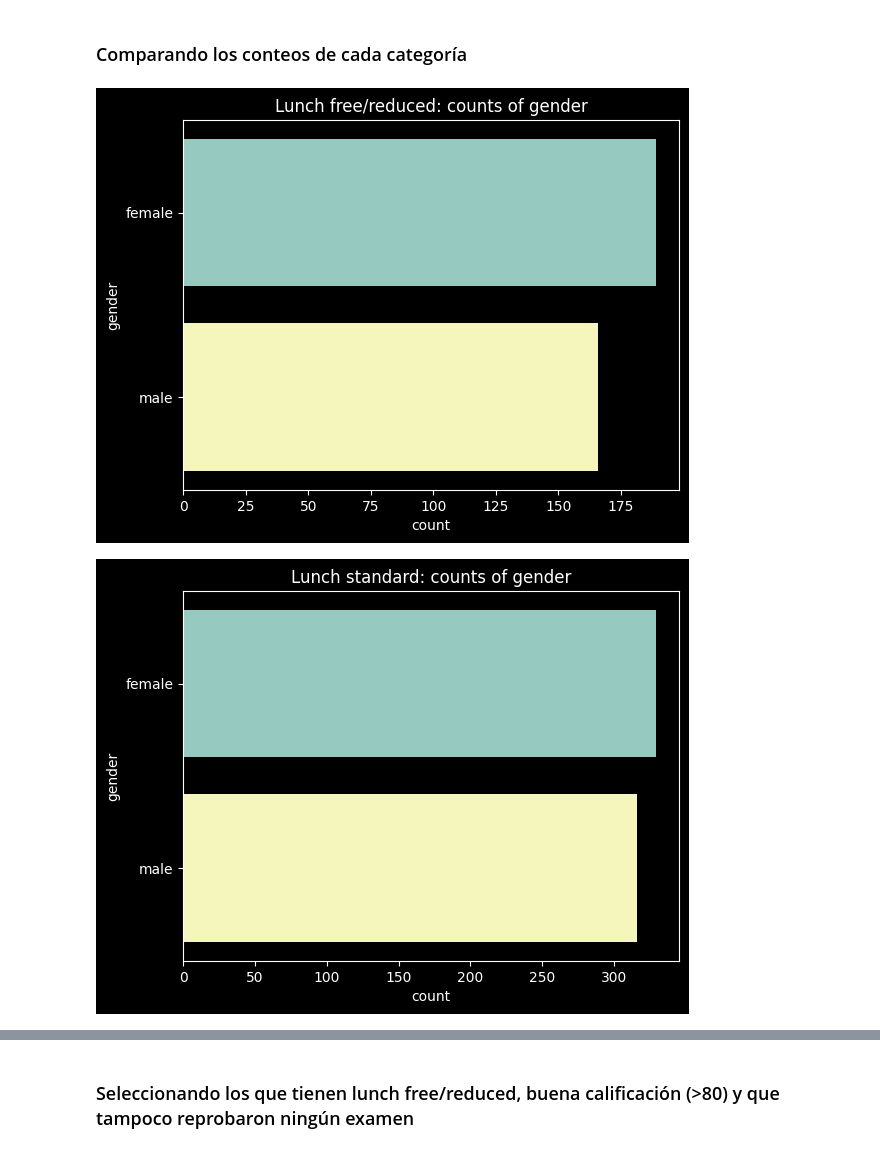
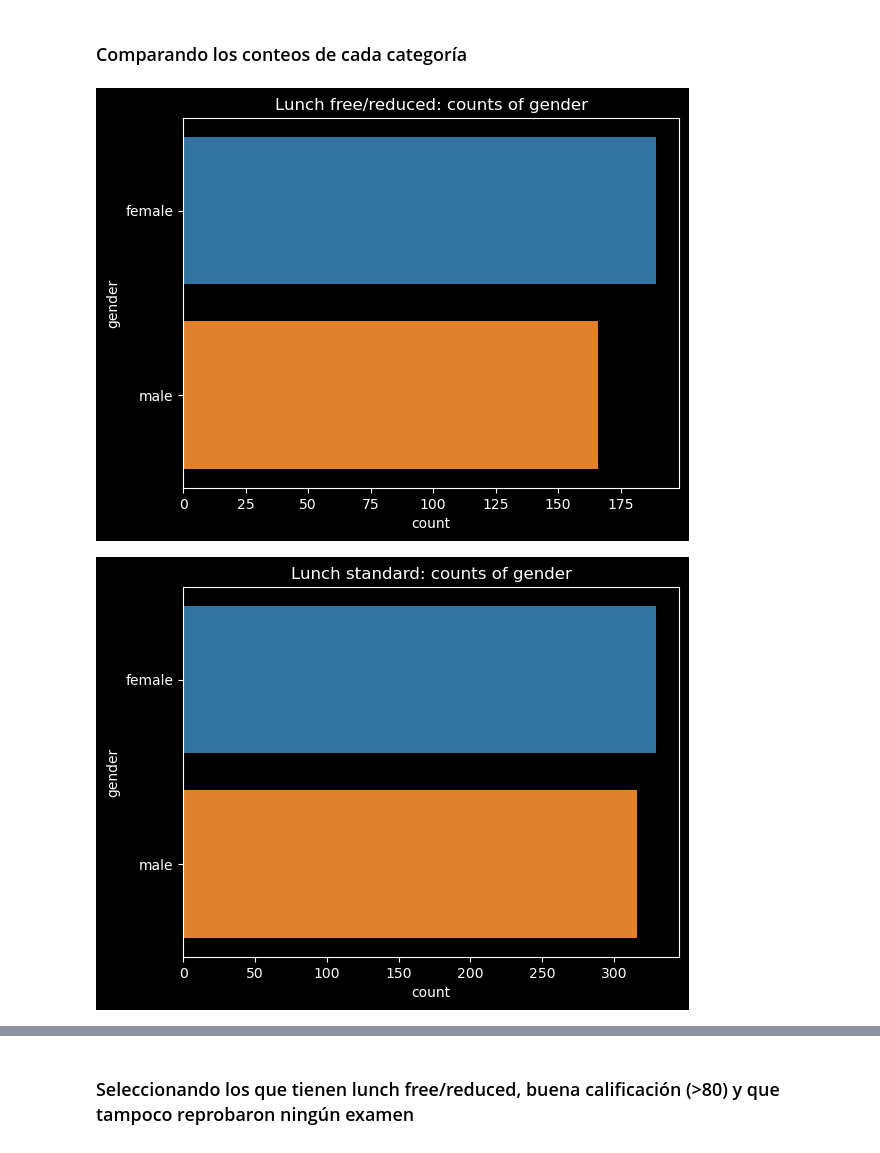
Before and after one commit to MarioChvx/ciencia_de_datos_PAMBAZO, a Jupyter notebook: proyectos/unidad1/proyecto_eda/nueva_expo.ipynb, the cells around one changed output, grey strips where cells are left out. Saved outputs shown, nothing was run; the diff lists cells and outputs as text; code cells hidden in the pictures.

```diff
--- a/proyectos/unidad1/proyecto_eda/nueva_expo.ipynb
+++ b/proyectos/unidad1/proyecto_eda/nueva_expo.ipynb
@@ -23,6 +23,15 @@ df = df.rename(columns={
     'parental_level_of_education': 'parent_education',
     'test_preparation_course': 'preparation'
 })
+# %%
+plt.rcParams.update({'text.color': "white",
+                     'axes.labelcolor': 'white',
+                     'axes.labelcolor': 'white',
+                     'axes.edgecolor': 'white',
+                     'xtick.color': 'white',
+                     'ytick.color': 'white',
+                     'axes.facecolor': 'black',
+                     'figure.facecolor': 'black'})
 # %% [markdown]
 ### Seleccionando solo los que tienen lunch free
 # %%
@@ -119,19 +120,19 @@ Se puede ver que las calificaciones de los que tienen lunch free baja unos punto
 # %%
 for category in df_free.select_dtypes(include=object).columns:
     sns.countplot(
         y=df_free[category],
         order=df_free[category].value_counts(ascending=False).index
     )
     plt.title(f'Lunch free/reduced: counts of {category}')
-    plt.style.use("dark_background")
+    # plt.style.use("dark_background")
     plt.show()
     sns.countplot(
         y=df_standard[category],
         order=df_standard[category].value_counts(ascending=False).index
     )
     plt.title(f'Lunch standard: counts of {category}')
-    plt.style.use("dark_background")
+    # plt.style.use("dark_background")
     plt.show()
 # %% [output]
-[figure, old version]
+[figure, new version]
-[figure, old version]
+[figure, new version]
```
Also changed, not shown: parts of 10 cells of this notebook.
